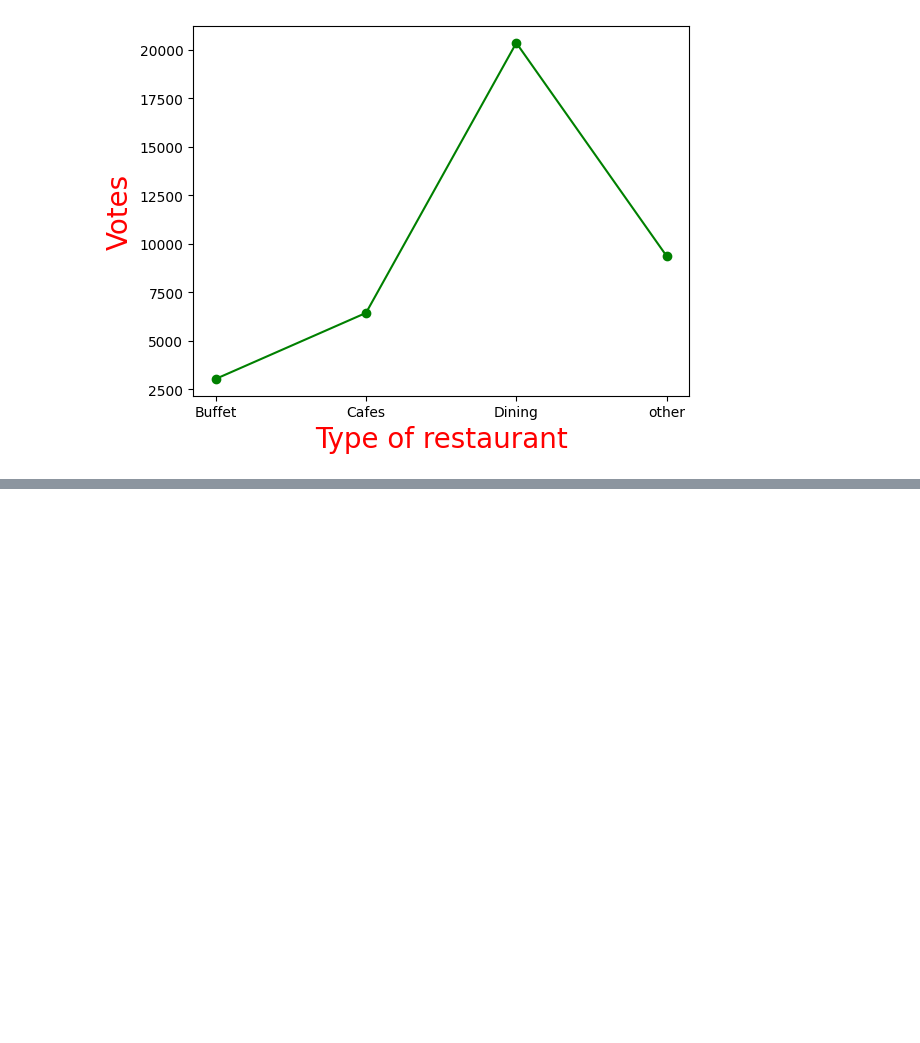
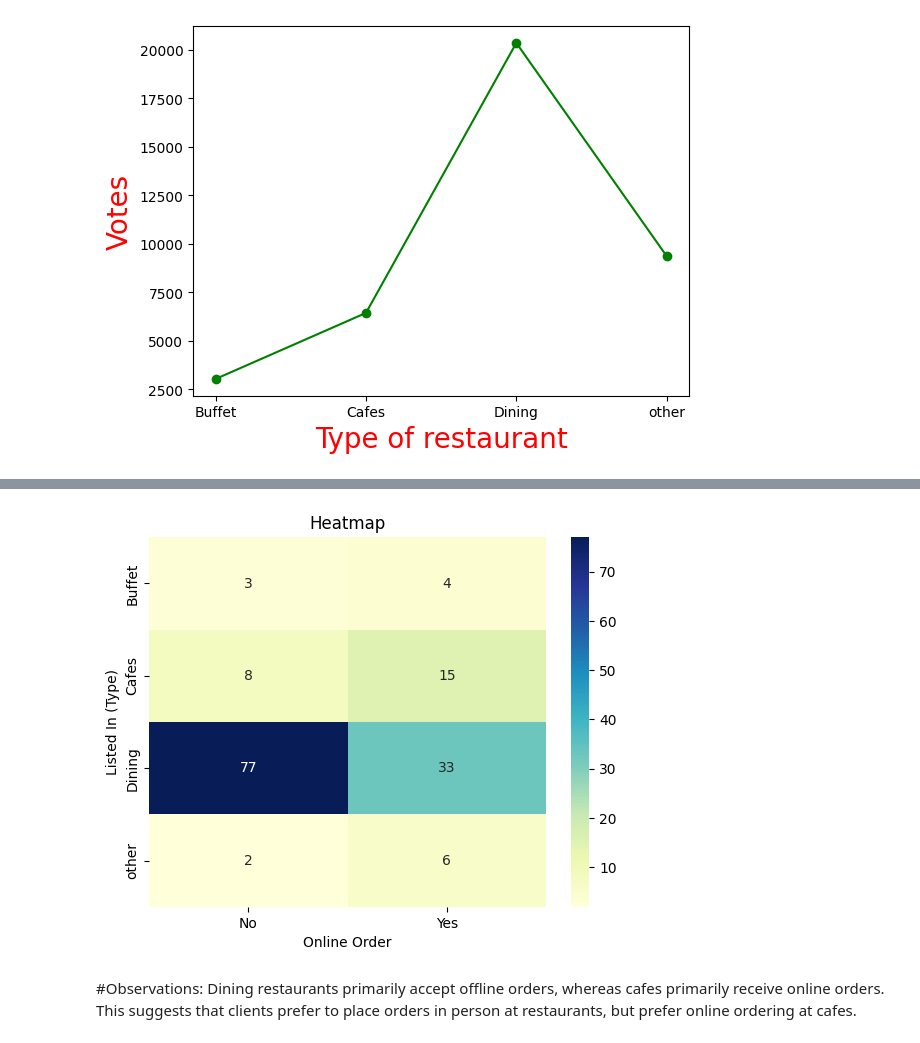
Before and after one commit to Ferdousi-Rajoni/Zomato-Data-Analysis-using-python-EDA-project, a Jupyter notebook: Zomato_EDA.ipynb, the cells around one changed output, grey strips where cells are left out. Cells and saved outputs as stored; diff of their text form; code cells hidden in the pictures; blank space fills up the shorter version.

```diff
--- a/Zomato_EDA.ipynb
+++ b/Zomato_EDA.ipynb
@@ -139,0 +210,12 @@ Text(0, 0.5, 'Votes')
+# %%
+pivot_table = dataframe.pivot_table(index='listed_in(type)', columns='online_order',aggfunc='size', fill_value=0)
+sns.heatmap(pivot_table, annot=True, cmap="YlGnBu", fmt='d')
+
+plt.title("Heatmap")
+plt.xlabel("Online Order")
+plt.ylabel("Listed In (Type)")
+plt.show()
+# %% [output]
+[figure, added]
+# %% [markdown]
+#Observations: Dining restaurants primarily accept offline orders, whereas cafes primarily receive online orders. This suggests that clients prefer to place orders in person at restaurants, but prefer online ordering at cafes.
```
Also changed, not shown: parts of 15 cells of this notebook.
